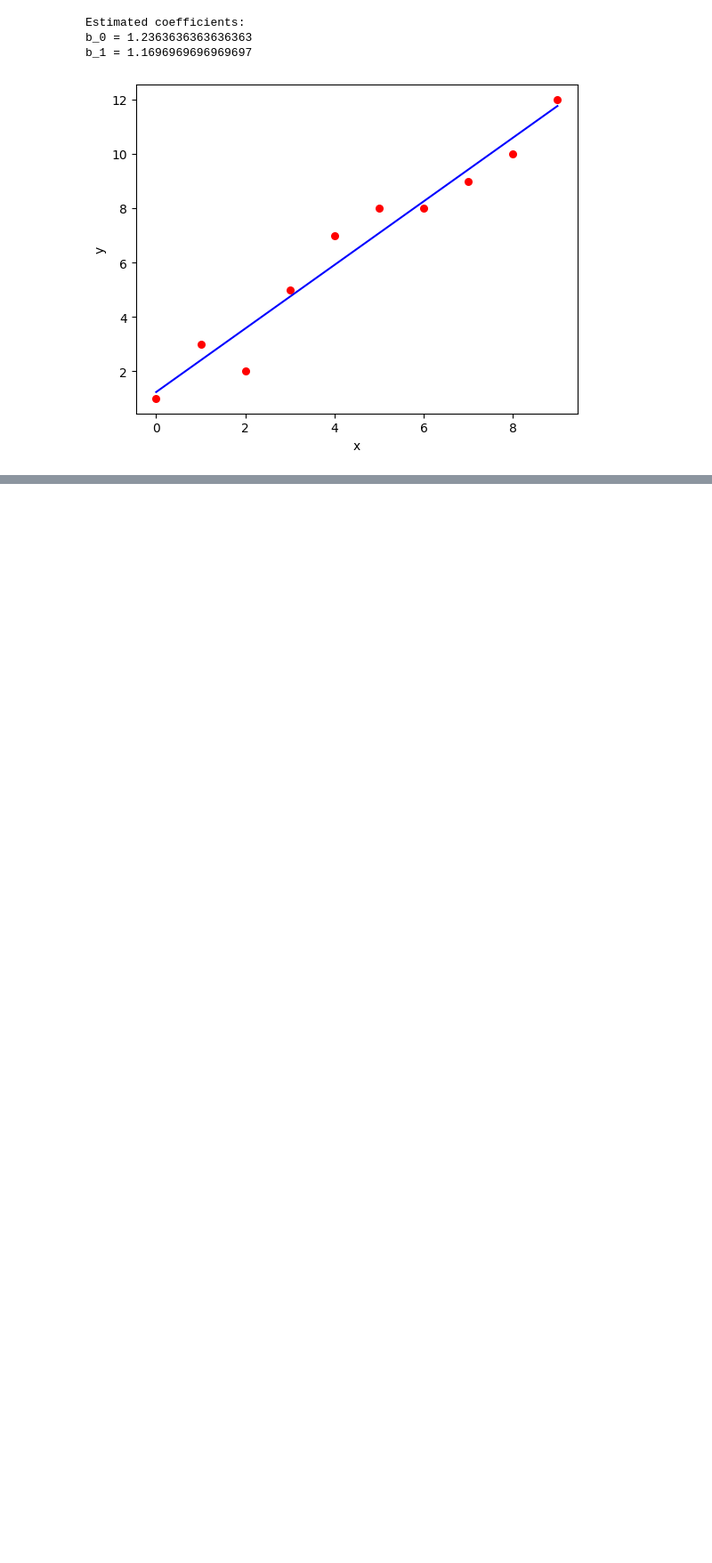
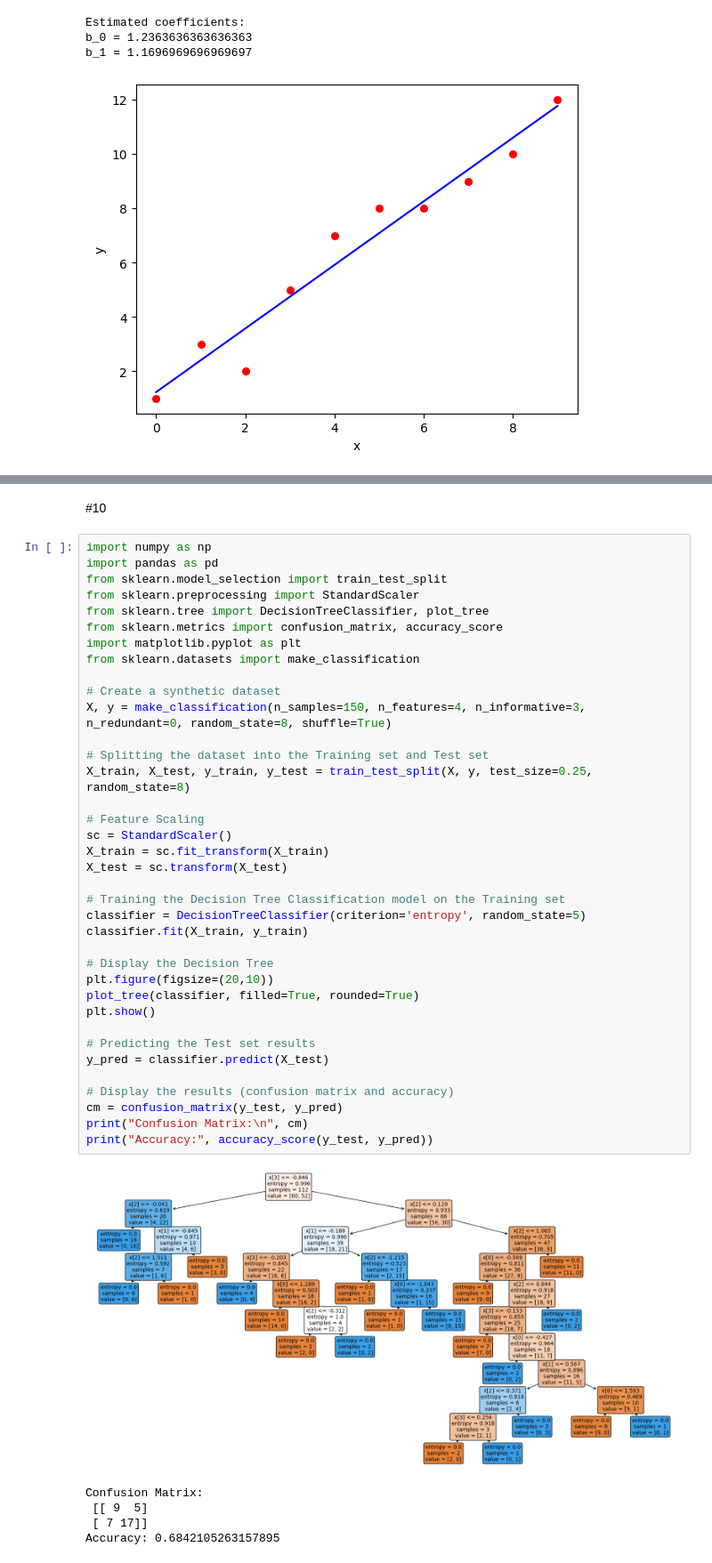
Before and after one commit to Gokulraj-123/CSA4724-Deep-Learning, a Jupyter notebook: Deep_Learning_Pratical.ipynb, the cells around one changed output, grey strips where cells are left out. Shown at 89% size. Saved outputs shown, nothing was run; the diff lists cells and outputs as text; blank space fills up the shorter version.

```diff
--- a/Deep_Learning_Pratical.ipynb
+++ b/Deep_Learning_Pratical.ipynb
@@ -235,0 +362,45 @@ b_1 = 1.1696969696969697
+# %% [markdown]
+#10
+# %%
+import numpy as np
+import pandas as pd
+from sklearn.model_selection import train_test_split
+from sklearn.preprocessing import StandardScaler
+from sklearn.tree import DecisionTreeClassifier, plot_tree
+from sklearn.metrics import confusion_matrix, accuracy_score
+import matplotlib.pyplot as plt
+from sklearn.datasets import make_classification
+
+# Create a synthetic dataset
+X, y = make_classification(n_samples=150, n_features=4, n_informative=3, n_redundant=0, random_state=8, shuffle=True)
+
+# Splitting the dataset into the Training set and Test set
+X_train, X_test, y_train, y_test = train_test_split(X, y, test_size=0.25, random_state=8)
+
+# Feature Scaling
+sc = StandardScaler()
+X_train = sc.fit_transform(X_train)
+X_test = sc.transform(X_test)
+
+# Training the Decision Tree Classification model on the Training set
+classifier = DecisionTreeClassifier(criterion='entropy', random_state=5)
+classifier.fit(X_train, y_train)
+
+# Display the Decision Tree
+plt.figure(figsize=(20,10))
+plot_tree(classifier, filled=True, rounded=True)
+plt.show()
+
+# Predicting the Test set results
+y_pred = classifier.predict(X_test)
+
+# Display the results (confusion matrix and accuracy)
+cm = confusion_matrix(y_test, y_pred)
+print("Confusion Matrix:\n", cm)
+print("Accuracy:", accuracy_score(y_test, y_pred))
+# %% [output]
+[figure, added]
+Confusion Matrix:
+ [[ 9  5]
+ [ 7 17]]
+Accuracy: 0.6842105263157895
```
Also changed, not shown: parts of 13 cells of this notebook.
